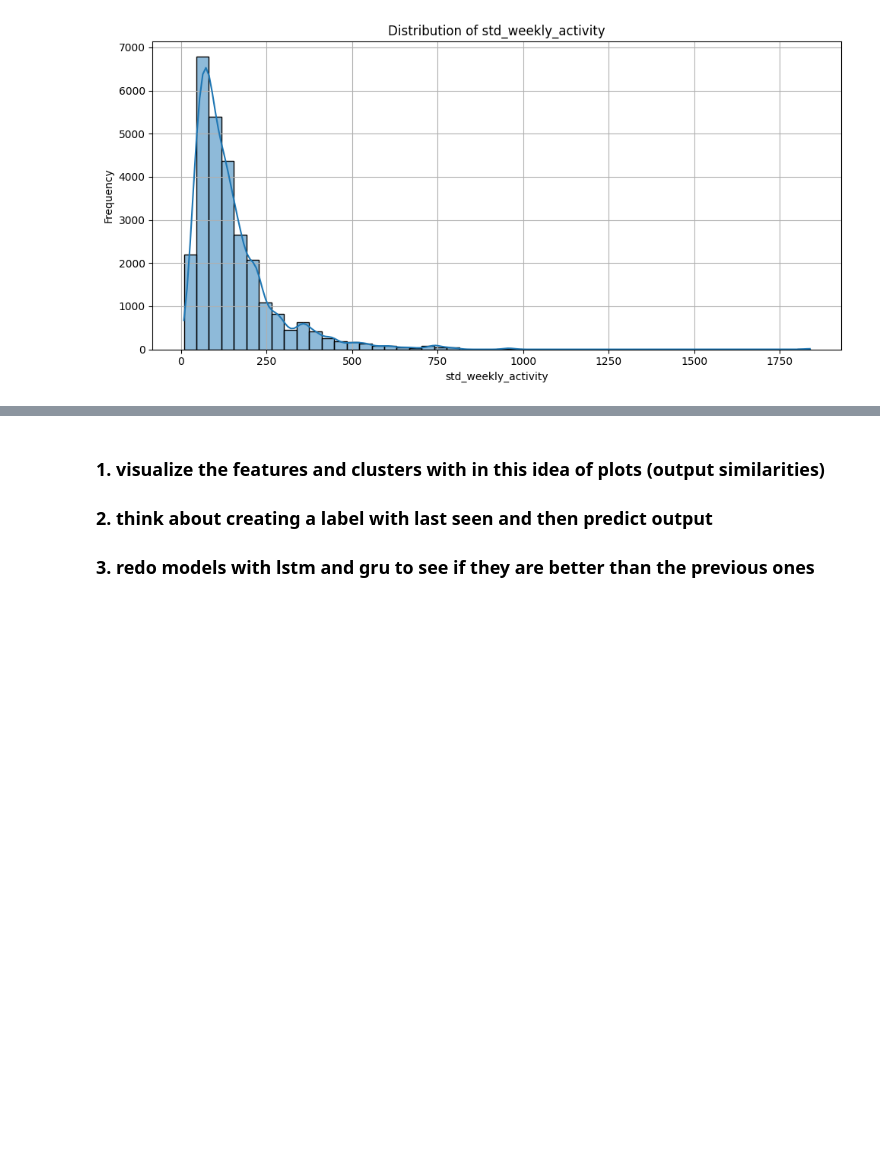
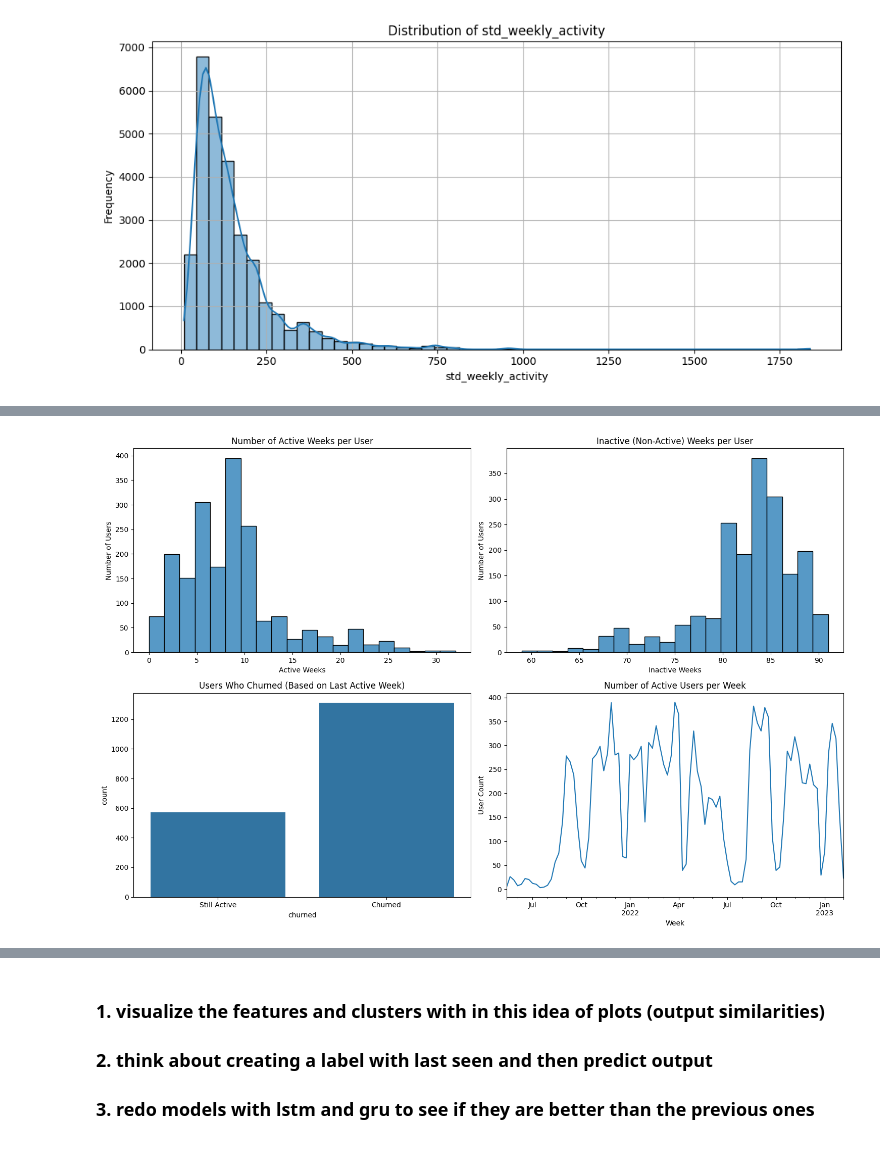
Before and after one commit to nino-gerb/project_mlbd2025, a Jupyter notebook: m6/m4_extension_mlvon.ipynb, the cells around one changed output, grey strips where cells are left out. Drawn from its saved outputs; the diff is of its cells as text; code cells hidden in the pictures; blank space fills up the shorter version.

```diff
--- a/m6/m4_extension_mlvon.ipynb
+++ b/m6/m4_extension_mlvon.ipynb
@@ -221,6 +220,0 @@ user_week_features.to_csv("../data/user_week_features.csv", index=False)
-# %%
-user_week_features['week_start'] = pd.to_datetime(
-        user_week_features['year_week'] + '-0',   # '-0' = Sunday
-        format='%Y-%U-%w'
-)
-user_week_features['week_period'] = user_week_features['week_start'].dt.to_period('W-SUN')
@@ -313,0 +296,73 @@ plt.tight_layout()
+# %%
+import matplotlib.pyplot as plt
+import seaborn as sns
+
+# Create a working copy
+df_full = merged.copy()
+
+# Convert to week_start for time-based operations
+df_full['week_start'] = pd.to_datetime(df_full['year_week'] + '-1', format='%Y-%W-%w')
+
+# Define active week condition
+df_full['active_week'] = (
+    (df_full['weekly_clicks'] > 0) &
+    (df_full['weekly_time_spent'] > 0) &
+    (df_full['weekly_events'] > 0)
+).astype(int)
+
+# Sort for shifting
+df_full = df_full.sort_values(by=['user_id', 'week_start'])
+
+# Add label: was next week active?
+df_full['next_week_active'] = df_full.groupby('user_id')['active_week'].shift(-1).fillna(0).astype(int)
+
+
+# Assume df_full exists and has 'active_week' and 'week_start' columns
+# Mark week differences per user
+df_full = df_full.sort_values(by=['user_id', 'week_start'])
+df_full['week_diff'] = df_full.groupby('user_id')['week_start'].diff().dt.days
+
+# Count missing active weeks only (not just gaps)
+df_full['missing_active_weeks'] = df_full['active_week'] == 0
+user_gaps = df_full.groupby('user_id')['missing_active_weeks'].sum().reset_index()
+
+# Determine churned users using active_week only
+user_last_active = df_full[df_full['active_week'] == 1].groupby('user_id')['week_start'].max().reset_index()
+last_week = df_full['week_start'].max()- pd.Timedelta(weeks=3)
+user_last_active['churned'] = user_last_active['week_start'] < last_week
+churned_users = user_last_active['churned'].sum()
+
+# Plot preparation
+fig, axs = plt.subplots(2, 2, figsize=(15, 10))
+
+# Plot 1: Number of active weeks per user
+user_active_counts = df_full.groupby('user_id')['active_week'].sum()
+sns.histplot(user_active_counts, bins=20, ax=axs[0, 0])
+axs[0, 0].set_title("Number of Active Weeks per User")
+axs[0, 0].set_xlabel("Active Weeks")
+axs[0, 0].set_ylabel("Number of Users")
+
+# Plot 2: Inactive weeks per user
+sns.histplot(user_gaps['missing_active_weeks'], bins=20, ax=axs[0, 1])
+axs[0, 1].set_title("Inactive (Non-Active) Weeks per User")
+axs[0, 1].set_xlabel("Inactive Weeks")
+axs[0, 1].set_ylabel("Number of Users")
+
+# Plot 3: Users who churned based on active behavior
+sns.countplot(x='churned', data=user_last_active, ax=axs[1, 0])
+axs[1, 0].set_title("Users Who Churned (Based on Last Active Week)")
+axs[1, 0].set_xticklabels(['Still Active', 'Churned'])
+
+# Plot 4: Active users per week
+weekly_active_user_counts = df_full[df_full['active_week'] == 1].groupby('week_start')['user_id'].nunique()
+weekly_active_user_counts.plot(ax=axs[1, 1])
+axs[1, 1].set_title("Number of Active Users per Week")
+axs[1, 1].set_xlabel("Week")
+axs[1, 1].set_ylabel("User Count")
+
+plt.tight_layout()
+plt.show()
+
+df_full.head()
+# %% [output]
+[figure, added]
```
Also changed, not shown: parts of 57 cells of this notebook.
